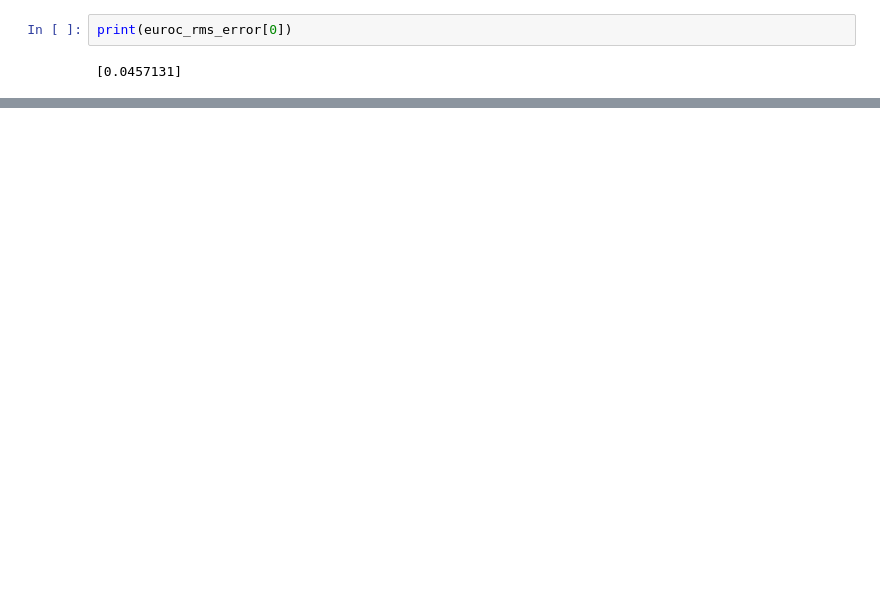
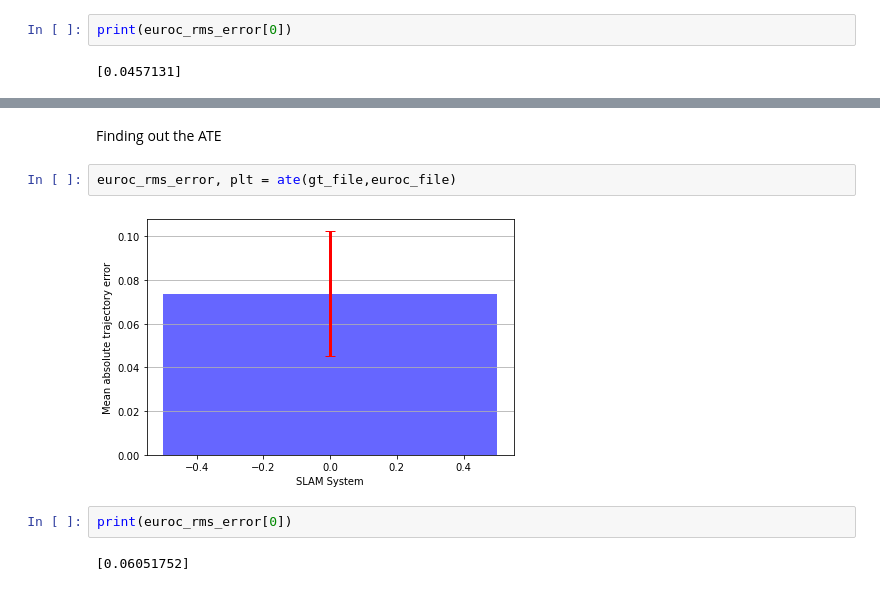
Before and after one commit to sougato97/open_vins_tracking, a Jupyter notebook: open_vins_trajectory/tracking_seminar.ipynb, the cells around one changed output, grey strips where cells are left out. Cells and saved outputs as stored; diff of their text form; blank space fills up the shorter version.

```diff
--- a/open_vins_trajectory/tracking_seminar.ipynb
+++ b/open_vins_trajectory/tracking_seminar.ipynb
@@ -164,0 +160,10 @@ plt.show()
+# %% [markdown]
+Finding out the ATE
+# %%
+euroc_rms_error, plt = ate(gt_file,euroc_file)
+# %% [output]
+[figure, added]
+# %%
+print(euroc_rms_error[0])
+# %% [output]
+[0.06051752]
```
Also changed, not shown: parts of 28 cells of this notebook.
